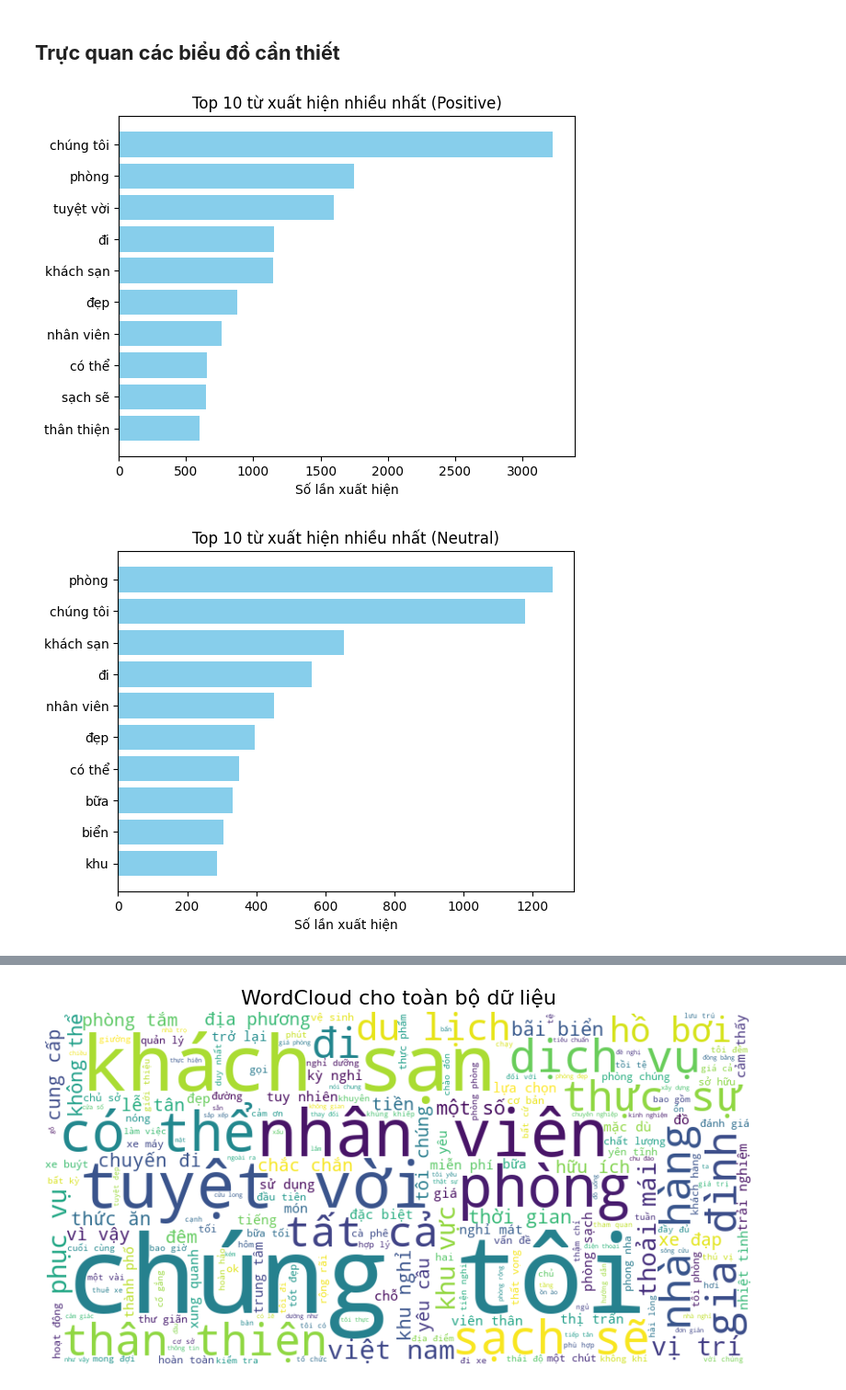
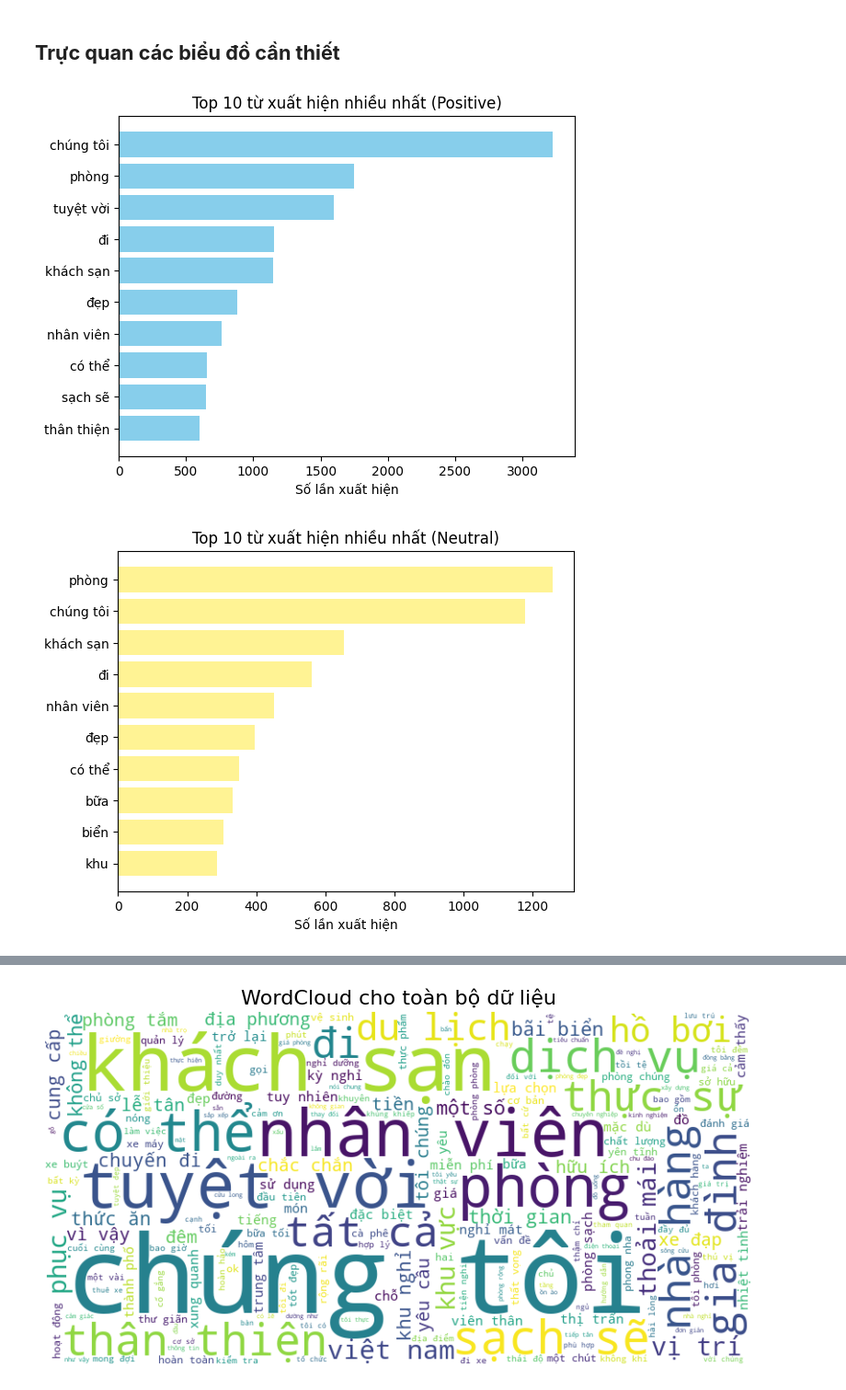
Before and after one commit to phiyenng/NLP-HotelReviewsSentimentAnalysis, a Jupyter notebook: Source Code/NLP_NHÓM-4_NEW (1).ipynb, the cells around one changed output, grey strips where cells are left out. Shown at 92% size. Saved outputs shown, nothing was run; the diff lists cells and outputs as text; code cells hidden in the pictures.

```diff
--- a/Source Code/NLP_NHÓM-4_NEW (1).ipynb
+++ b/Source Code/NLP_NHÓM-4_NEW (1).ipynb
@@ -280,7 +294,7 @@ def get_top_words(df, sentiment, top_n=10):
     # Lấy top N từ xuất hiện nhiều nhất
     return word_counts.most_common(top_n)
 # %%
-def plot_top_words(top_words, title):
+def plot_top_words(top_words, title, color_chart):
     """
     Vẽ biểu đồ thanh ngang thể hiện số lần xuất hiện của các từ phổ biến nhất.
 
@@ -290,7 +304,7 @@ def plot_top_words(top_words, title):
     """
     words, counts = zip(*[(word.replace("_", " "), count) for word, count in top_words])
 
-    plt.barh(words, counts, color='skyblue')
+    plt.barh(words, counts, color=color_chart)
     plt.xlabel("Số lần xuất hiện")
     plt.title(title)
     plt.gca().invert_yaxis()
@@ -300,13 +314,13 @@ def plot_top_words(top_words, title):
 # %%
 # Lấy top 10 từ cho mỗi sentiment
 positive_top_words = get_top_words(visual_data, "positive")
 neutral_top_words = get_top_words(visual_data, "neutral")
 negative_top_words = get_top_words(visual_data, "negative")
 
 # Vẽ biểu đồ cho sentiment
-plot_top_words(positive_top_words, "Top 10 từ xuất hiện nhiều nhất (Positive)")
-plot_top_words(neutral_top_words, "Top 10 từ xuất hiện nhiều nhất (Neutral)")
-plot_top_words(negative_top_words, "Top 10 từ xuất hiện nhiều nhất (Negative)")
+plot_top_words(positive_top_words, "Top 10 từ xuất hiện nhiều nhất (Positive)","skyblue")
+plot_top_words(neutral_top_words, "Top 10 từ xuất hiện nhiều nhất (Neutral)","#fff394")
+plot_top_words(negative_top_words, "Top 10 từ xuất hiện nhiều nhất (Negative)","#ee6b6e")
 # %% [output]
 [figure]
-[figure, old version]
+[figure, new version]
```
Also changed, not shown: parts of 2 cells of this notebook.
